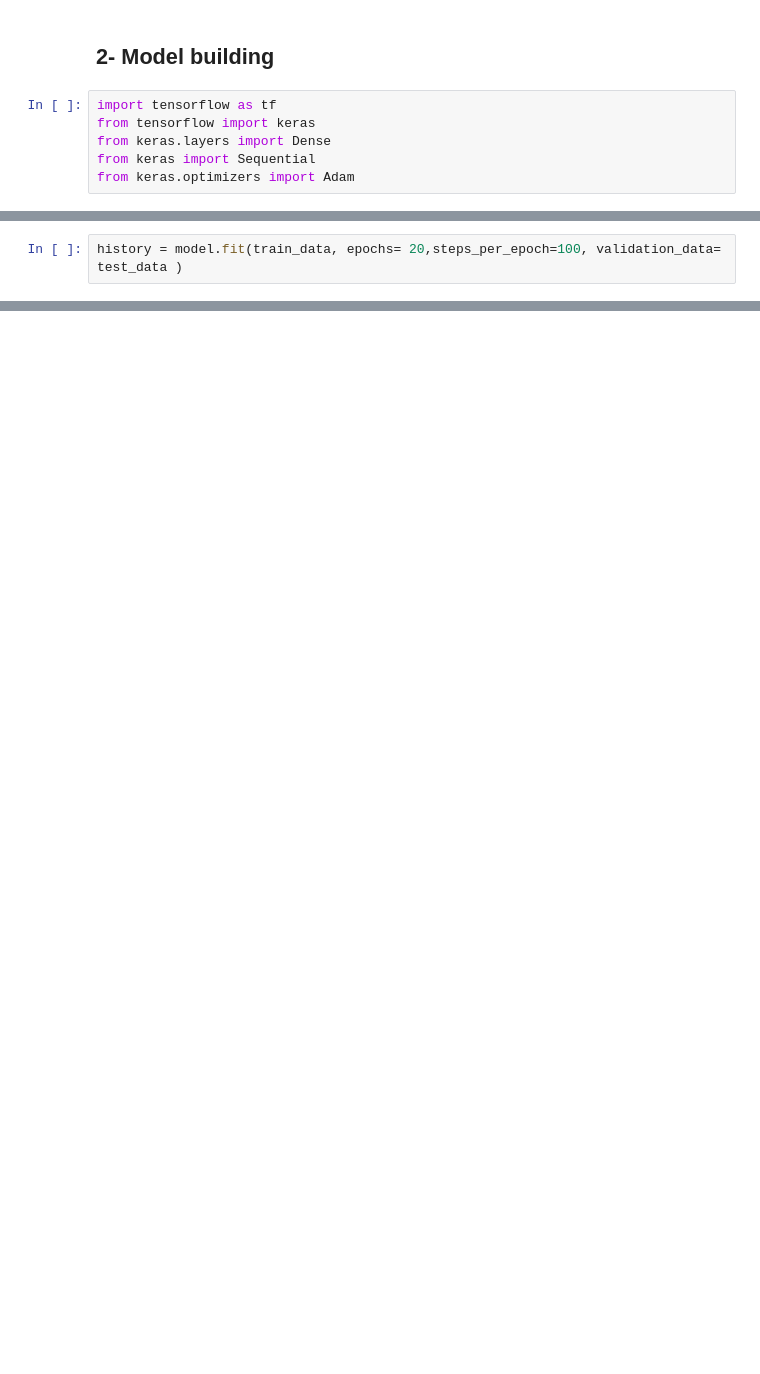
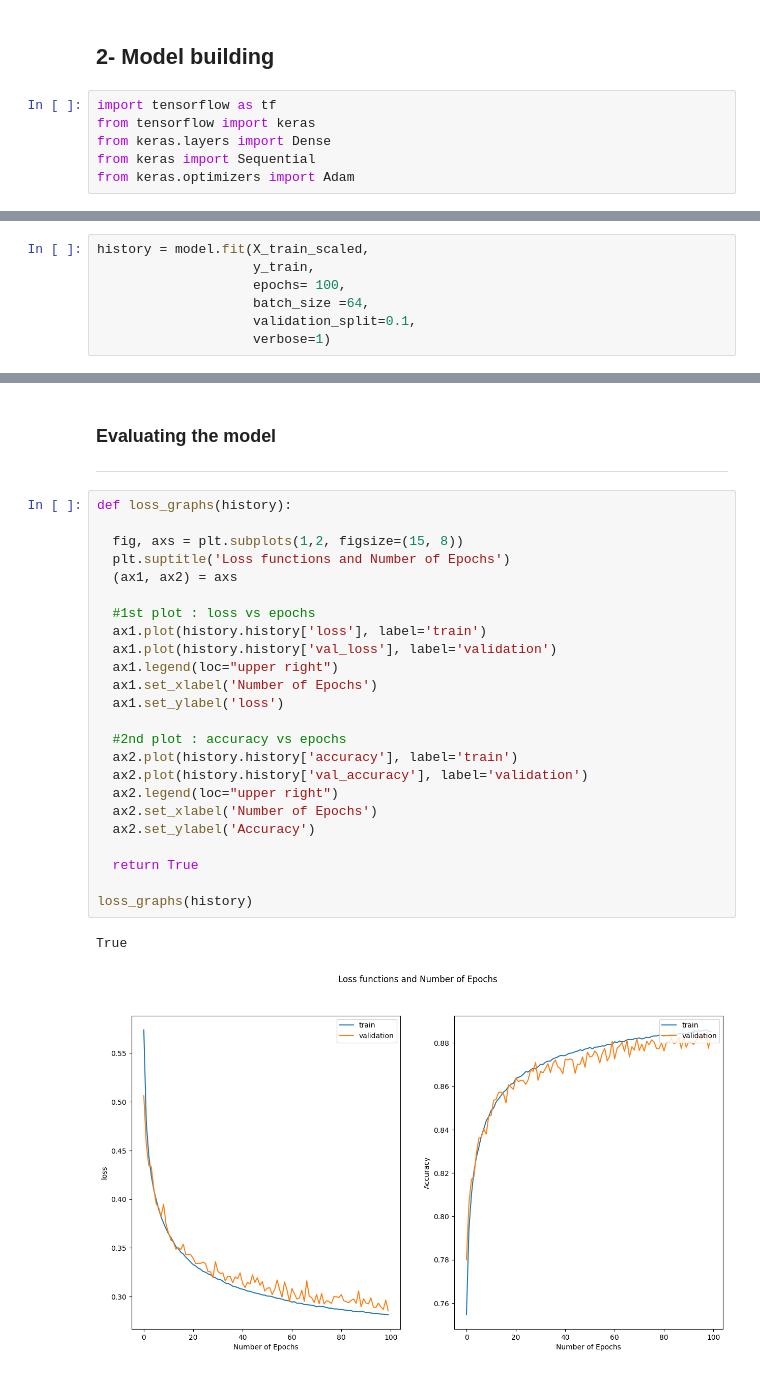
Before and after one commit to Jalalbaim/Forest-Cover-Classifier, a Jupyter notebook: CoverType_classification.ipynb, the cells around one changed output, grey strips where cells are left out. Saved outputs shown, nothing was run; the diff lists cells and outputs as text; blank space fills up the shorter version.

```diff
--- a/CoverType_classification.ipynb
+++ b/CoverType_classification.ipynb
@@ -333,2 +228,7 @@ plot_model(model)
-# %%
-history = model.fit(train_data, epochs= 20,steps_per_epoch=100, validation_data= test_data )
+# %%
+history = model.fit(X_train_scaled,
+                    y_train,
+                    epochs= 100,
+                    batch_size =64,
+                    validation_split=0.1,
+                    verbose=1)
@@ -334,0 +253,30 @@ history = model.fit(train_data, epochs= 20,steps_per_epoch=100, validation_data=
+# %% [markdown]
+### Evaluating the model
+***
+# %%
+def loss_graphs(history):
+
+  fig, axs = plt.subplots(1,2, figsize=(15, 8))
+  plt.suptitle('Loss functions and Number of Epochs')
+  (ax1, ax2) = axs
+
+  #1st plot : loss vs epochs
+  ax1.plot(history.history['loss'], label='train')
+  ax1.plot(history.history['val_loss'], label='validation')
+  ax1.legend(loc="upper right")
+  ax1.set_xlabel('Number of Epochs')
+  ax1.set_ylabel('loss')
+
+  #2nd plot : accuracy vs epochs
+  ax2.plot(history.history['accuracy'], label='train')
+  ax2.plot(history.history['val_accuracy'], label='validation')
+  ax2.legend(loc="upper right")
+  ax2.set_xlabel('Number of Epochs')
+  ax2.set_ylabel('Accuracy')
+
+  return True
+
+loss_graphs(history)
+# %% [output]
+True
+[figure, added]
```
Also changed, not shown: parts of 20 cells of this notebook.
